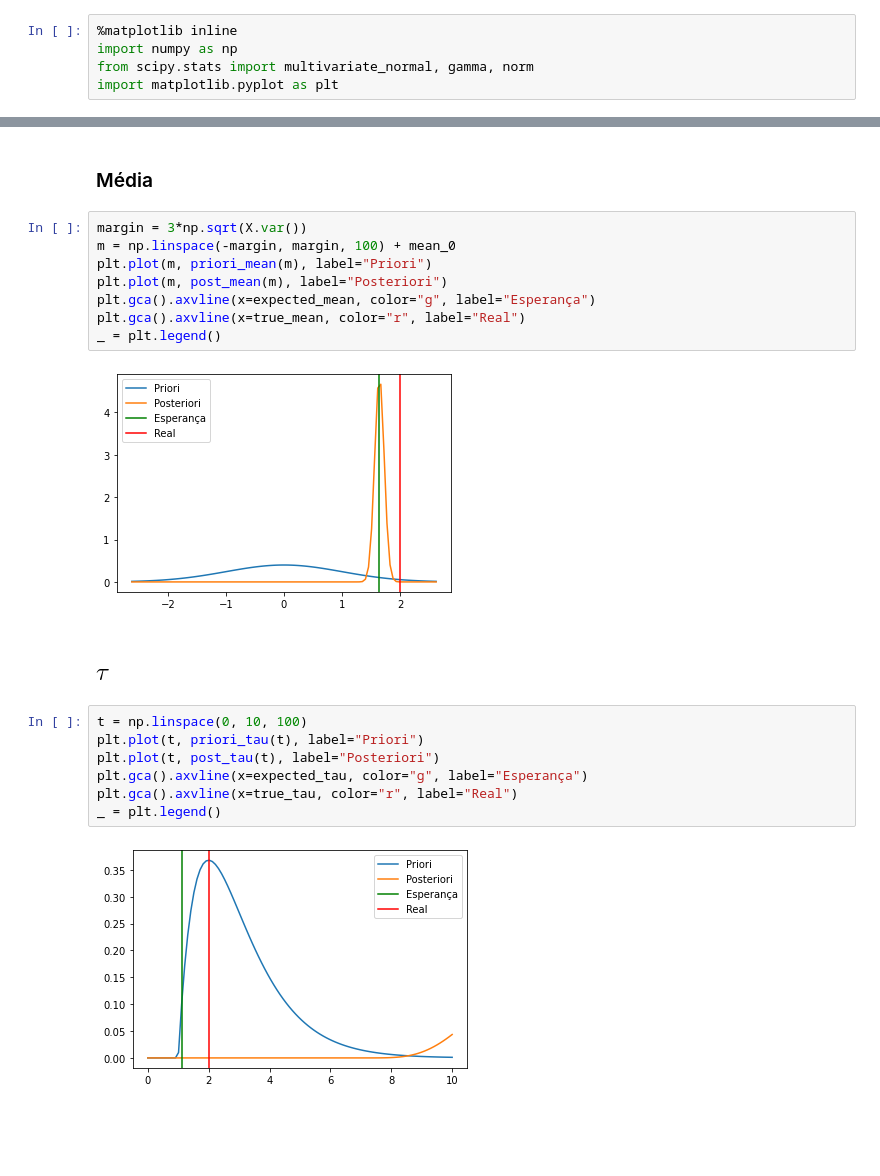
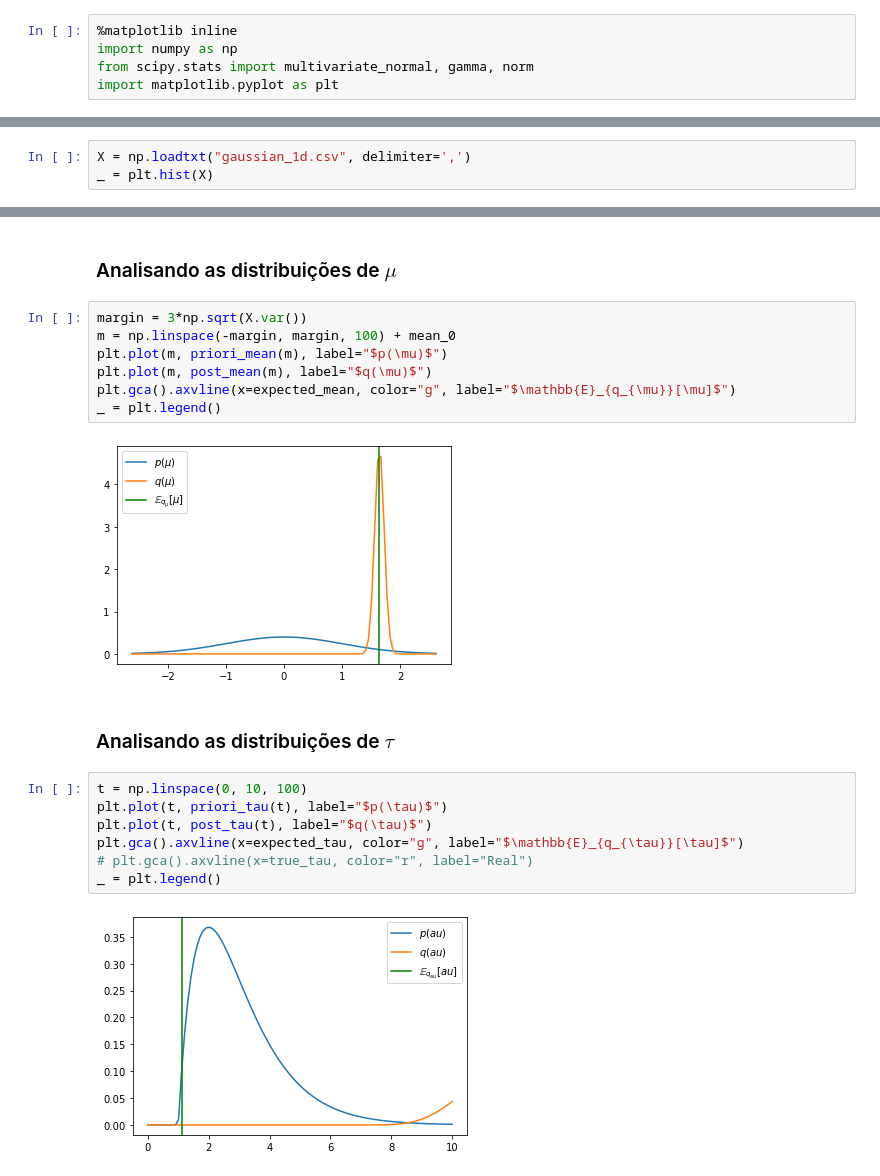
Before and after one commit to lucaspg96/probabilistic-ml, a Jupyter notebook: Trabalho 5/Inferência Variacional.ipynb, the cells around one changed output, grey strips where cells are left out. Saved outputs shown, nothing was run; the diff lists cells and outputs as text; blank space fills up the shorter version.

```diff
--- a/Trabalho 5/Inferência Variacional.ipynb
+++ b/Trabalho 5/Inferência Variacional.ipynb
@@ -20,0 +72,3 @@ _ = plt.hist(X)
+# %%
+X = np.loadtxt("gaussian_1d.csv", delimiter=',')
+_ = plt.hist(X)
@@ -54,25 +113,24 @@ priori_mean = lambda m: norm(mean_0, 1/k_0).pdf(m)
 
 (expected_mean, var_mean, post_mean), (expected_tau, post_tau) = fit(X, mean_0, k_0, a_0, b_0)
-# %% [markdown]
-### Média
+# %% [markdown]
+### Analisando as distribuições de $\mu$
 # %%
 margin = 3*np.sqrt(X.var())
 m = np.linspace(-margin, margin, 100) + mean_0
-plt.plot(m, priori_mean(m), label="Priori")
-plt.plot(m, post_mean(m), label="Posteriori")
-plt.gca().axvline(x=expected_mean, color="g", label="Esperança")
-plt.gca().axvline(x=true_mean, color="r", label="Real")
+plt.plot(m, priori_mean(m), label="$p(\mu)$")
+plt.plot(m, post_mean(m), label="$q(\mu)$")
+plt.gca().axvline(x=expected_mean, color="g", label="$\mathbb{E}_{q_{\mu}}[\mu]$")
 _ = plt.legend()
 # %% [output]
-[figure, old version]
+[figure, new version]
 # %% [markdown]
-## $\tau$
+### Analisando as distribuições de $\tau$
 # %%
 t = np.linspace(0, 10, 100)
-plt.plot(t, priori_tau(t), label="Priori")
-plt.plot(t, post_tau(t), label="Posteriori")
-plt.gca().axvline(x=expected_tau, color="g", label="Esperança")
-plt.gca().axvline(x=true_tau, color="r", label="Real")
+plt.plot(t, priori_tau(t), label="$p(\tau)$")
+plt.plot(t, post_tau(t), label="$q(\tau)$")
+plt.gca().axvline(x=expected_tau, color="g", label="$\mathbb{E}_{q_{\tau}}[\tau]$")
+# plt.gca().axvline(x=true_tau, color="r", label="Real")
 _ = plt.legend()
 # %% [output]
-[figure, old version]
+[figure, new version]
```
Also changed, not shown: parts of 11 cells of this notebook.
